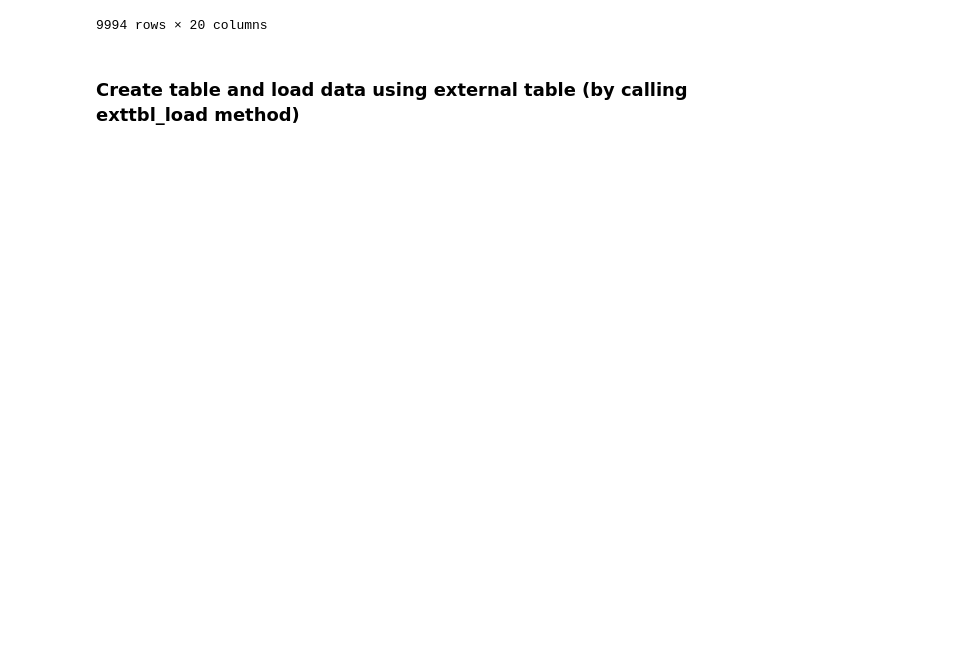
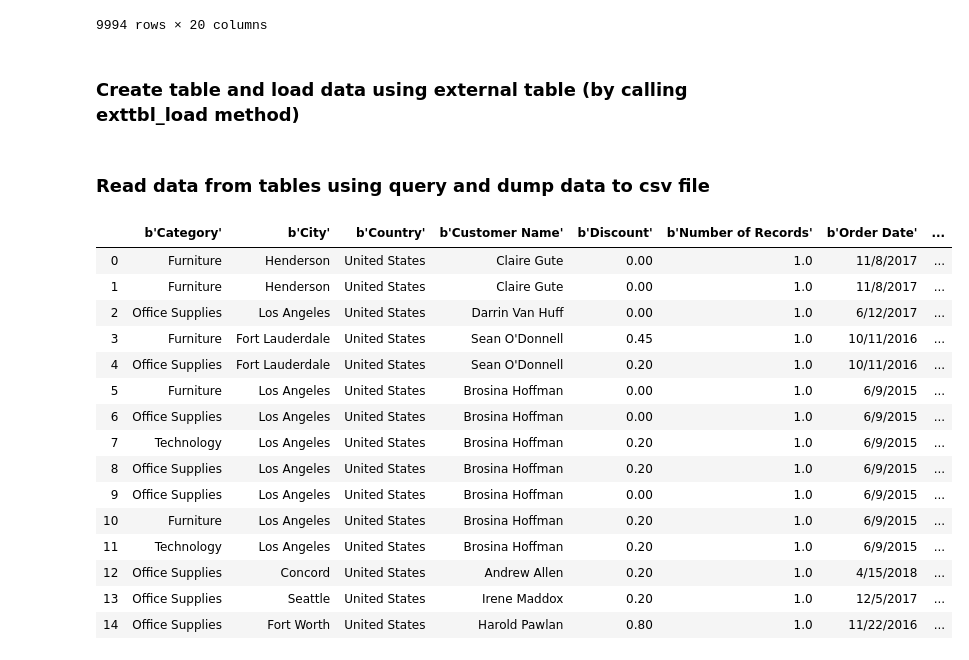
Before and after one commit to IBM/nzalchemy, a Jupyter notebook: sampleApplications/loadUsingPanda1.ipynb, the cells around one changed output. Drawn from its saved outputs; the diff is of its cells as text; code cells hidden in the pictures; blank space fills up the shorter version.

Commit message:
Added unload to csv code

```diff
--- a/sampleApplications/loadUsingPanda1.ipynb
+++ b/sampleApplications/loadUsingPanda1.ipynb
@@ -36,7 +36,7 @@ def exttbl_load(table, conn, keys, data_iter):
 ### Load data from csv file
 # %%
 def creator():
-    return nzpy.connect(user="admin", password="password",host='localhost', port=5480, database="db1", securityLevel=0,logOptions=nzpy.LogOptions.Logfile)
+    return nzpy.connect(user="admin", password="password",host='localhost', port=5480, database="db1", securityLevel=0,logOptions=nzpy.LogOptions.Logfile, char_varchar_encoding='utf8')
 engine = sqlalchemy.create_engine("netezza+nzpy://", creator=creator)
 print(engine)
 data = pandas.read_csv('sample.csv')
@@ -83,3 +83,26 @@ my_types = {
     'Sub-Category' :  nzalchemy.CHAR(200)
 }
 data.to_sql('sample', engine, index=False, dtype=my_types, method=exttbl_load)
+# %% [markdown]
+### Read data from tables using query and dump data to csv file
+# %%
+unload = pandas.read_sql('select * from sample',engine)
+# %%
+unload[:15]
+# %% [output]
+|  | b'Category' | b'City' | b'Country' | b'Customer Name' | b'Discount' | b'Number of Records' | b'Order Date' | ... |
+| 0 | Furniture | Henderson | United States | Claire Gute | 0.00 | 1.0 | 11/8/2017 | ... |
+| 1 | Furniture | Henderson | United States | Claire Gute | 0.00 | 1.0 | 11/8/2017 | ... |
+| 2 | Office Supplies | Los Angeles | United States | Darrin Van Huff | 0.00 | 1.0 | 6/12/2017 | ... |
+| 3 | Furniture | Fort Lauderdale | United States | Sean O'Donnell | 0.45 | 1.0 | 10/11/2016 | ... |
+| 4 | Office Supplies | Fort Lauderdale | United States | Sean O'Donnell | 0.20 | 1.0 | 10/11/2016 | ... |
+| 5 | Furniture | Los Angeles | United States | Brosina Hoffman | 0.00 | 1.0 | 6/9/2015 | ... |
+| 6 | Office Supplies | Los Angeles | United States | Brosina Hoffman | 0.00 | 1.0 | 6/9/2015 | ... |
+| 7 | Technology | Los Angeles | United States | Brosina Hoffman | 0.20 | 1.0 | 6/9/2015 | ... |
+| 8 | Office Supplies | Los Angeles | United States | Brosina Hoffman | 0.20 | 1.0 | 6/9/2015 | ... |
+| 9 | Office Supplies | Los Angeles | United States | Brosina Hoffman | 0.00 | 1.0 | 6/9/2015 | ... |
+| 10 | Furniture | Los Angeles | United States | Brosina Hoffman | 0.20 | 1.0 | 6/9/2015 | ... |
+| 11 | Technology | Los Angeles | United States | Brosina Hoffman | 0.20 | 1.0 | 6/9/2015 | ... |
+| 12 | Office Supplies | Concord | United States | Andrew Allen | 0.20 | 1.0 | 4/15/2018 | ... |
+| 13 | Office Supplies | Seattle | United States | Irene Maddox | 0.20 | 1.0 | 12/5/2017 | ... |
+| 14 | Office Supplies | Fort Worth | United States | Harold Pawlan | 0.80 | 1.0 | 11/22/2016 | ... |
```
Also changed, not shown: parts of 2 cells of this notebook.
